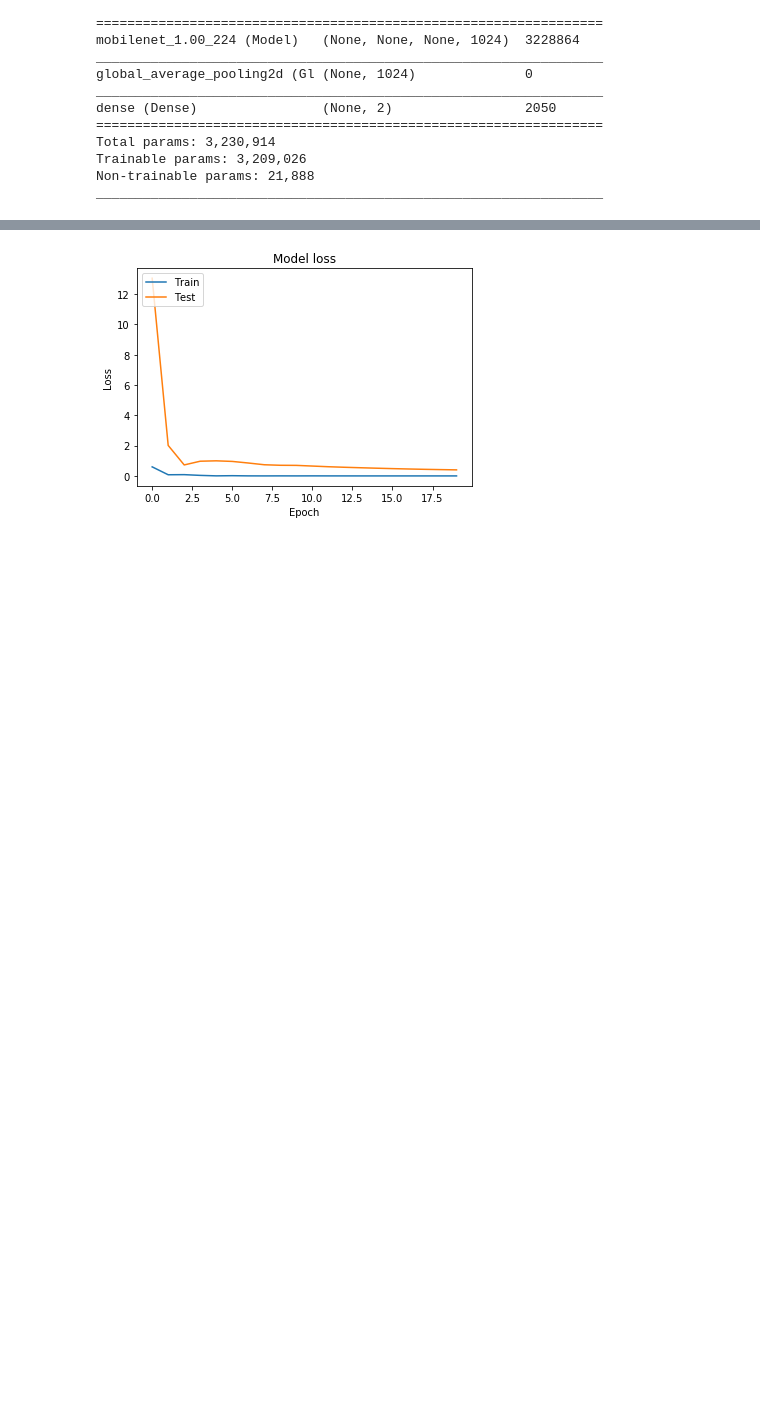
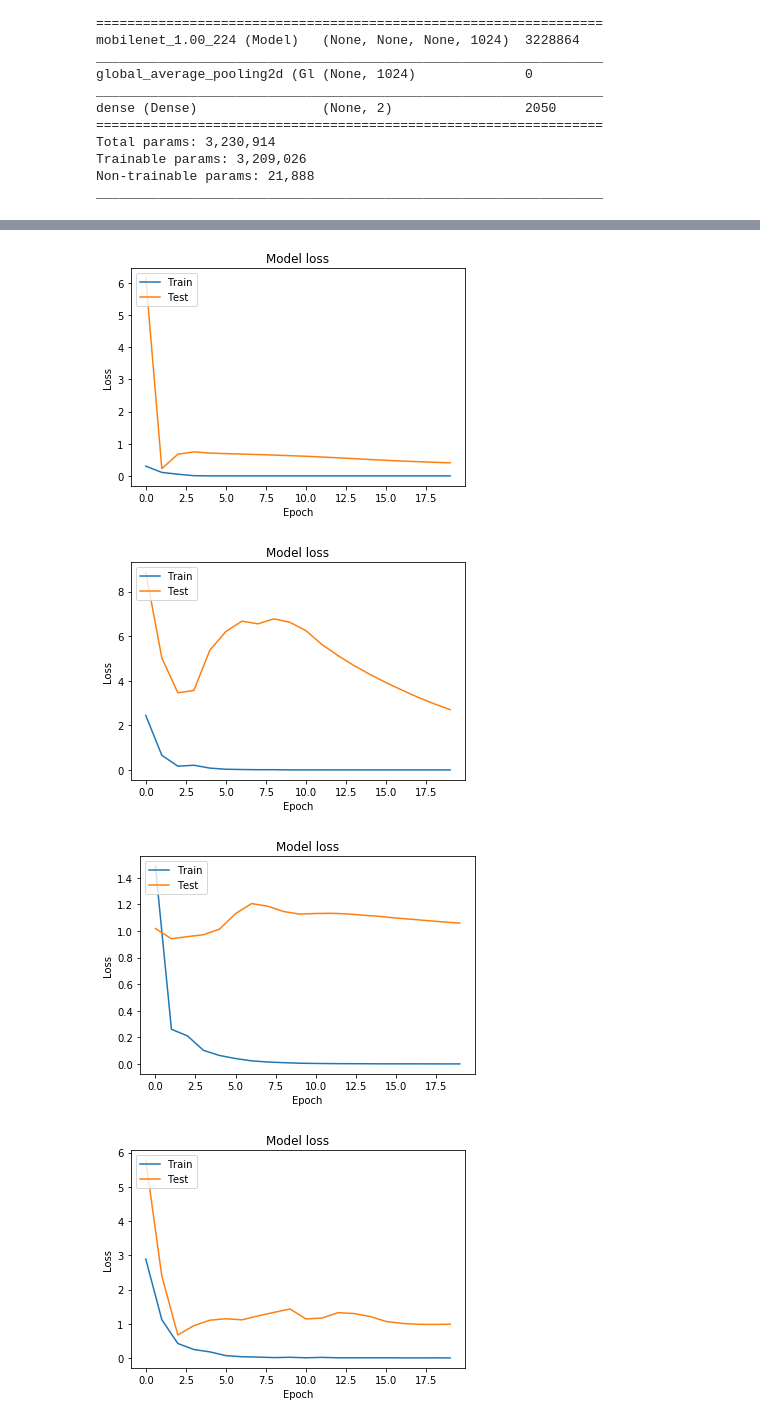
Before and after one commit to dhukim/HTP-Analysis-Project, a Jupyter notebook: image classification keras.ipynb, the cells around one changed output, grey strips where cells are left out. Saved outputs shown, nothing was run; the diff lists cells and outputs as text; code cells hidden in the pictures; blank space fills up the shorter version.

```diff
--- a/image classification keras.ipynb
+++ b/image classification keras.ipynb
@@ -277,9 +334,10 @@ Epoch 00020: val_acc did not improve from 0.97917
 # %%
-plt.plot(history.history['acc'])
-plt.plot(history.history['val_acc'])
-plt.title('Model accuracy')
-plt.ylabel('Accuracy')
-plt.xlabel('Epoch')
-plt.legend(['Train', 'Test'], loc='upper left')
-plt.show()
+for i in range(len(house)):
+    plt.plot(history[i].history['acc'])
+    plt.plot(history[i].history['val_acc'])
+    plt.title('Model accuracy')
+    plt.ylabel('Accuracy')
+    plt.xlabel('Epoch')
+    plt.legend(['Train', 'Test'], loc='upper left')
+    plt.show()
 # %% [output]
@@ -287,11 +352,15 @@ plt.show()
 # %%
 # Plot training & validation loss values
-plt.plot(history.history['loss'])
-plt.plot(history.history['val_loss'])
-plt.title('Model loss')
-plt.ylabel('Loss')
-plt.xlabel('Epoch')
-plt.legend(['Train', 'Test'], loc='upper left')
-plt.show()
+for i in range(len(house)):
+    plt.plot(history[i].history['loss'])
+    plt.plot(history[i].history['val_loss'])
+    plt.title('Model loss')
+    plt.ylabel('Loss')
+    plt.xlabel('Epoch')
+    plt.legend(['Train', 'Test'], loc='upper left')
+    plt.show()
 # %% [output]
-[figure, old version]
+[figure, new version]
+[figure, added]
+[figure, added]
+[figure, added]
```
Also changed, not shown: parts of 10 cells of this notebook.
